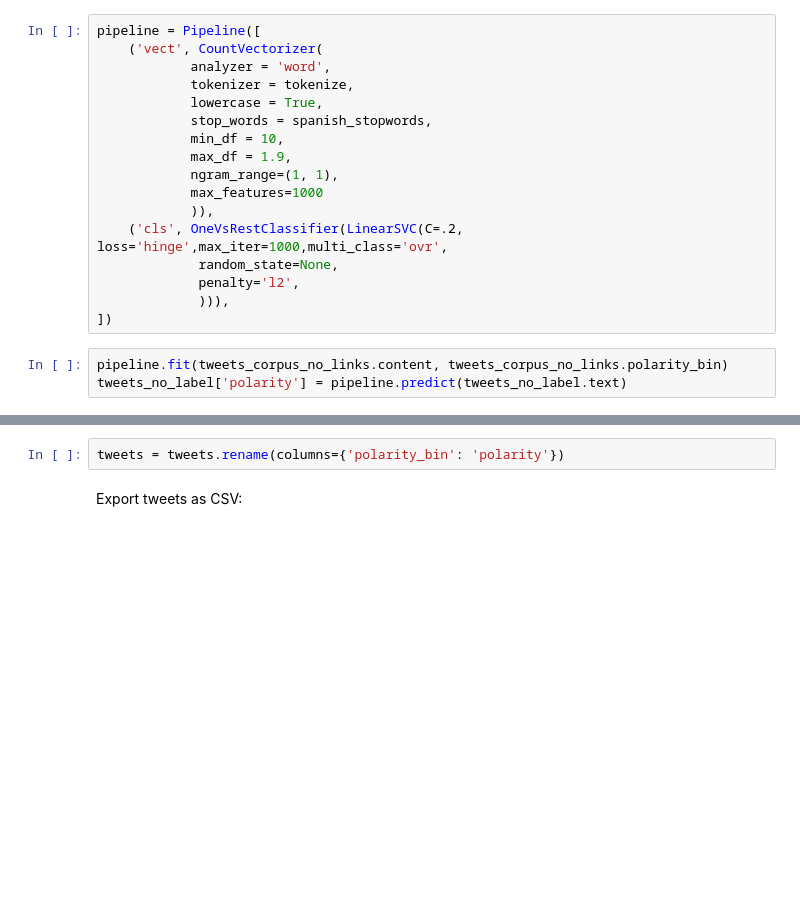
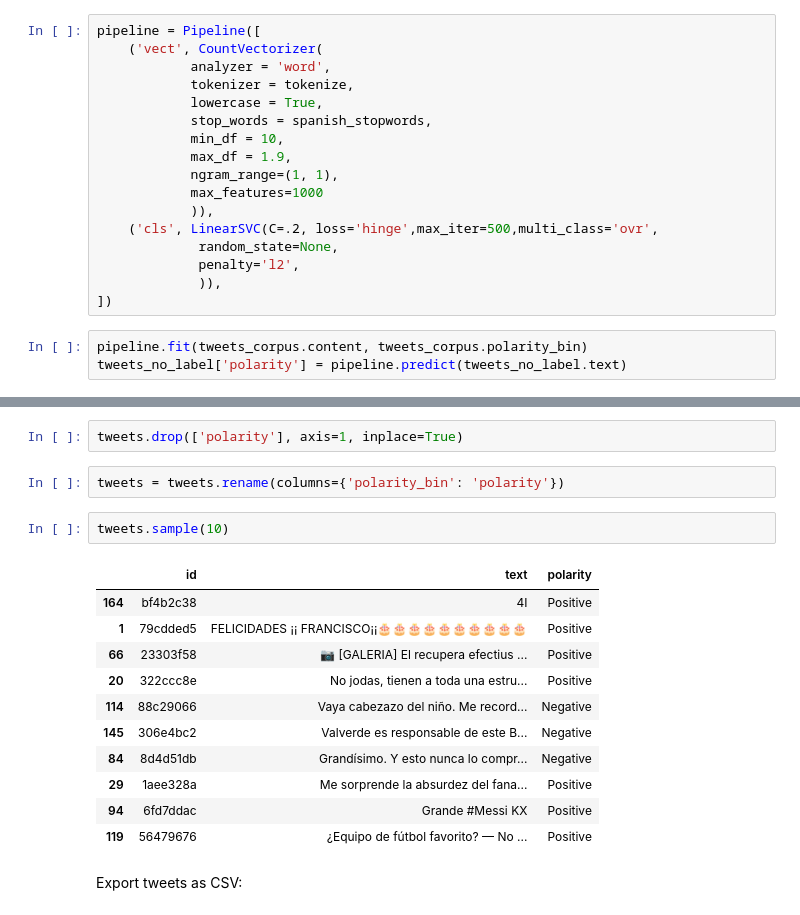
Before and after one commit to angelmunozs/ml-football-tweets, a Jupyter notebook: tweet_classification.ipynb, the cells around one changed output, grey strips where cells are left out. Cells and saved outputs as stored; diff of their text form; blank space fills up the shorter version.

Commit message:
LinearSVC reemplaza OneVsRest

```diff
--- a/tweet_classification.ipynb
+++ b/tweet_classification.ipynb
@@ -532,13 +367,13 @@ pipeline = Pipeline([
             ngram_range=(1, 1),
             max_features=1000
             )),
-    ('cls', OneVsRestClassifier(LinearSVC(C=.2, loss='hinge',max_iter=1000,multi_class='ovr',
+    ('cls', LinearSVC(C=.2, loss='hinge',max_iter=500,multi_class='ovr',
              random_state=None,
              penalty='l2',
-             ))),
+             )),
 ])
 # %%
-pipeline.fit(tweets_corpus_no_links.content, tweets_corpus_no_links.polarity_bin)
+pipeline.fit(tweets_corpus.content, tweets_corpus.polarity_bin)
 tweets_no_label['polarity'] = pipeline.predict(tweets_no_label.text)
 # %%
 tweets_no_label[['text', 'polarity']].sample(30)
@@ -616,7 +452,23 @@ tweets.sample(10)
 # %% [markdown]
 Rename column `polarity_bin` to `polarity`:
+# %%
+tweets.drop(['polarity'], axis=1, inplace=True)
 # %%
 tweets = tweets.rename(columns={'polarity_bin': 'polarity'})
+# %%
+tweets.sample(10)
+# %% [output]
+|  | id | text | polarity |
+| 164 | bf4b2c38 | 4I | Positive |
+| 1 | 79cdded5 | FELICIDADES ¡¡ FRANCISCO¡¡🎂🎂🎂🎂🎂🎂🎂🎂🎂🎂 | Positive |
+| 66 | 23303f58 | 📷 [GALERIA] El recupera efectius ... | Positive |
+| 20 | 322ccc8e | No jodas, tienen a toda una estru... | Positive |
+| 114 | 88c29066 | Vaya cabezazo del niño. Me record... | Negative |
+| 145 | 306e4bc2 | Valverde es responsable de este B... | Negative |
+| 84 | 8d4d51db | Grandísimo. Y esto nunca lo compr... | Negative |
+| 29 | 1aee328a | Me sorprende la absurdez del fana... | Positive |
+| 94 | 6fd7ddac | Grande #Messi KX | Positive |
+| 119 | 56479676 | ¿Equipo de fútbol favorito? — No ... | Positive |
 # %% [markdown]
 Export tweets as CSV:
 # %%
```
Also changed, not shown: parts of 54 cells of this notebook.
